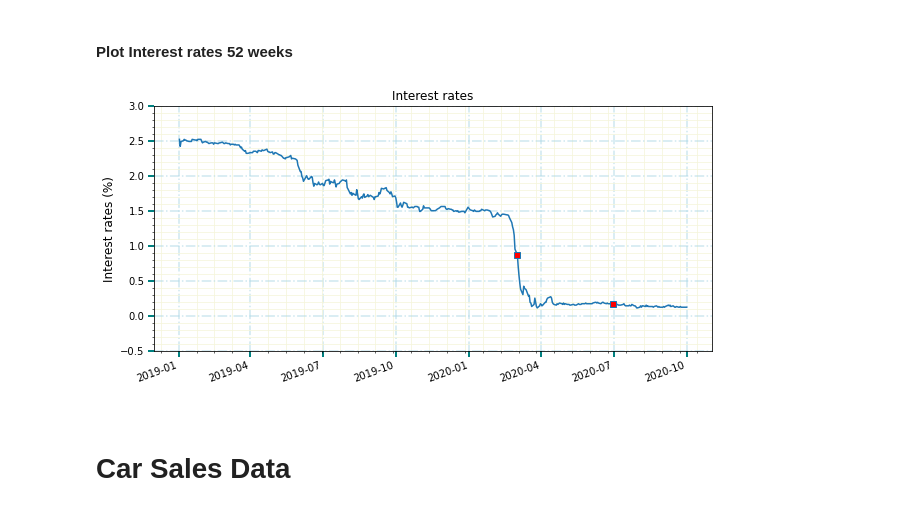
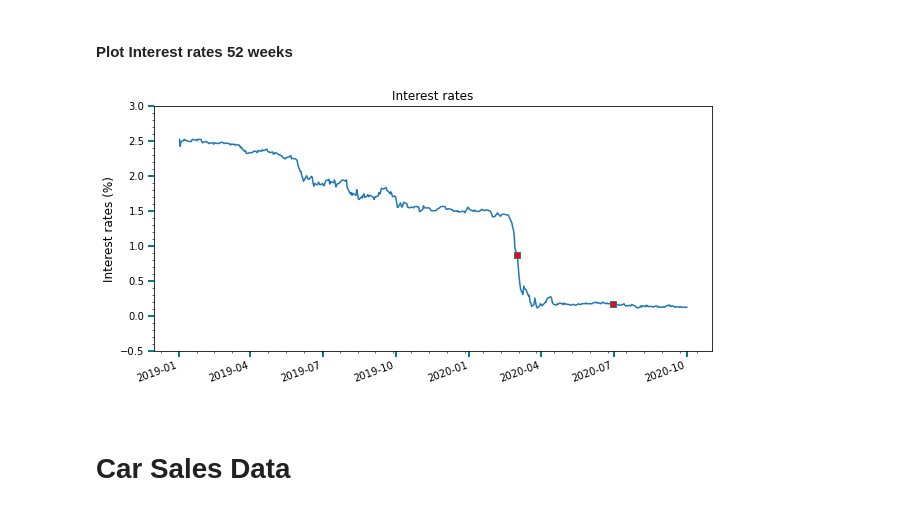
Before and after one commit to Kpearson72/carsales, a Jupyter notebook: Master_Notebook.ipynb, the cells around one changed output. Cells and saved outputs as stored; diff of their text form; code cells hidden in the pictures.

```diff
--- a/Master_Notebook.ipynb
+++ b/Master_Notebook.ipynb
@@ -793,31 +795,31 @@ def find_loc(II, dates):
 # %%
 # 52 wk Bank Discount time series plot
 
 # Line chart selection
 interest_sorted.plot.line(x='DATE', y='52 wk BANK DISCOUNT',figsize=(10,5), legend = False, rot=20, title="Interest rates",markevery=find_loc(II, dates),marker='s', markerfacecolor='red')
 
 # Sets the y limits
 plt.ylim(-0.5, 3)
 
 # Provides labels
 plt.xlabel(" ", fontsize=12)
 plt.ylabel("Interest rates (%)", fontsize=12)
 
 plt.tick_params(axis='both', direction='out', length=6, width=2, labelcolor = 'black',colors='teal')
 
 # Major grid lines
-plt.grid(b=True, which='major', color='lightblue', alpha=0.6, linestyle='dashdot', lw=1.5)
+# plt.grid(b=True, which='major', color='lightblue', alpha=0.6, linestyle='dashdot', lw=1.5)
 
 # Minor grid lines
 plt.minorticks_on()
-plt.grid(b=True, which='minor', color='beige', alpha=0.8, ls='-', lw=1)
+# plt.grid(b=True, which='minor', color='beige', alpha=0.8, ls='-', lw=1)
 
 # Save the figure as .png
 plt.savefig('Images/Interest Rates.png',bbox_inches="tight")
 
 plt.show(block=True)
 # %% [output]
-[figure, old version]
+[figure, new version]
 # %% [markdown]
 # Car Sales Data
 # %%
```
Also changed, not shown: parts of 6 cells of this notebook, 32 other files.
